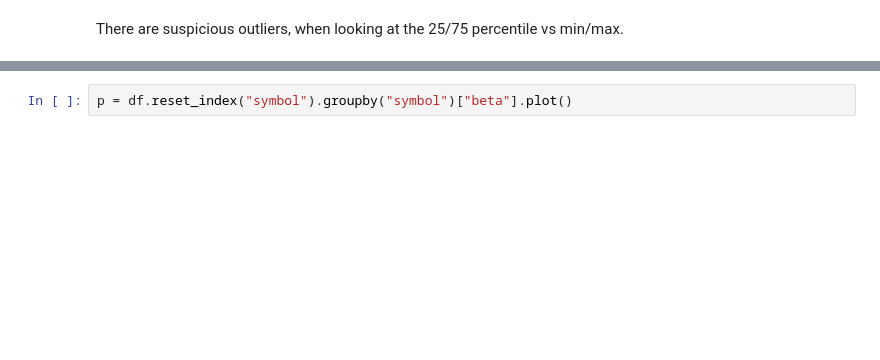
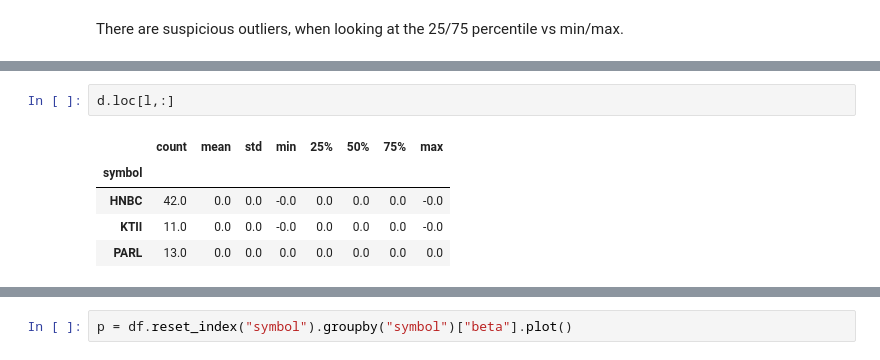
Before and after one commit to vincentqb/beta-computation, a Jupyter notebook: Exploration.ipynb, the cells around one changed output, grey strips where cells are left out. Drawn from its saved outputs; the diff is of its cells as text; blank space fills up the shorter version.

```diff
--- a/Exploration.ipynb
+++ b/Exploration.ipynb
@@ -131,0 +140,8 @@ There are suspicious outliers, when looking at the 25/75 percentile vs min/max.
+# %%
+d.loc[l,:]
+# %% [output]
+|  | count | mean | std | min | 25% | 50% | 75% | max |
+| symbol |  |  |  |  |  |  |  |  |
+| HNBC | 42.0 | 0.0 | 0.0 | -0.0 | 0.0 | 0.0 | 0.0 | -0.0 |
+| KTII | 11.0 | 0.0 | 0.0 | -0.0 | 0.0 | 0.0 | 0.0 | -0.0 |
+| PARL | 13.0 | 0.0 | 0.0 | 0.0 | 0.0 | 0.0 | 0.0 | 0.0 |
```
Also changed, not shown: parts of 22 cells of this notebook.
